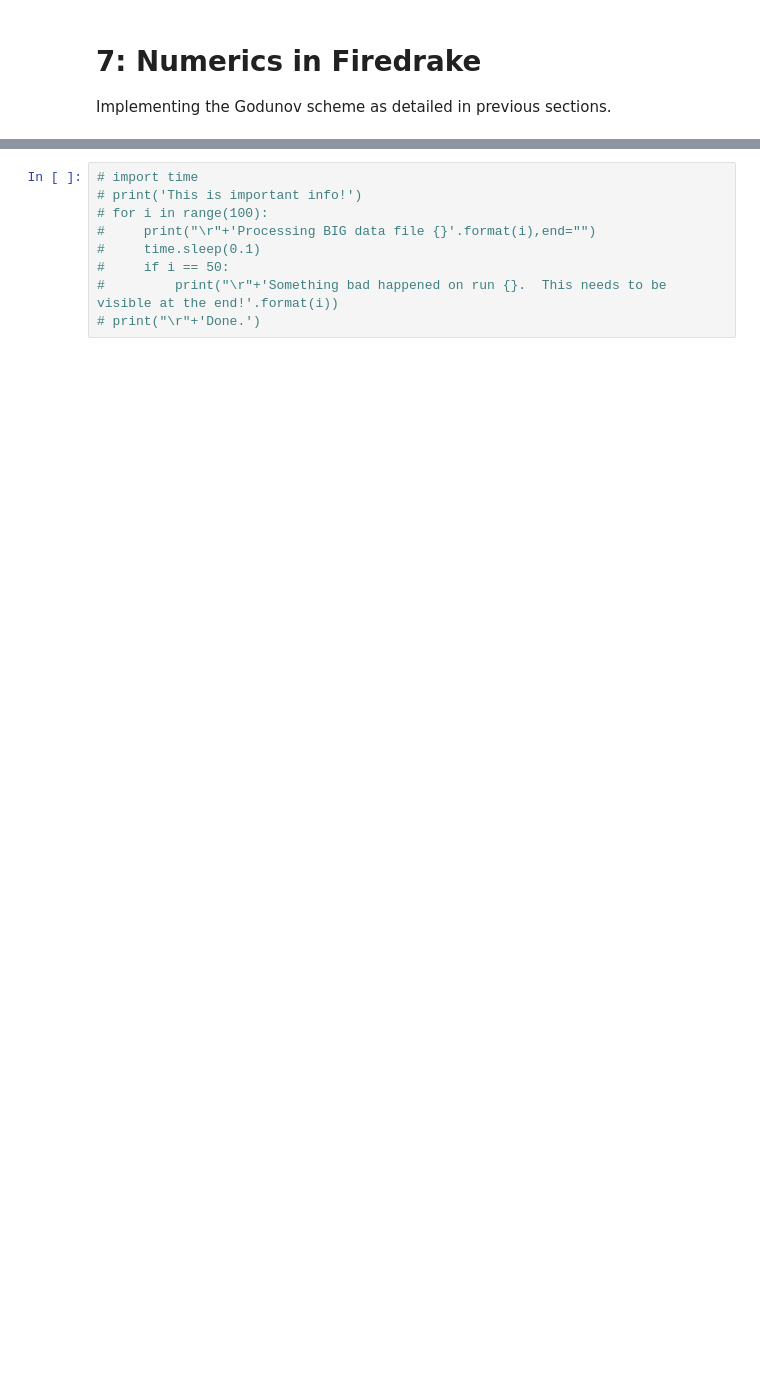
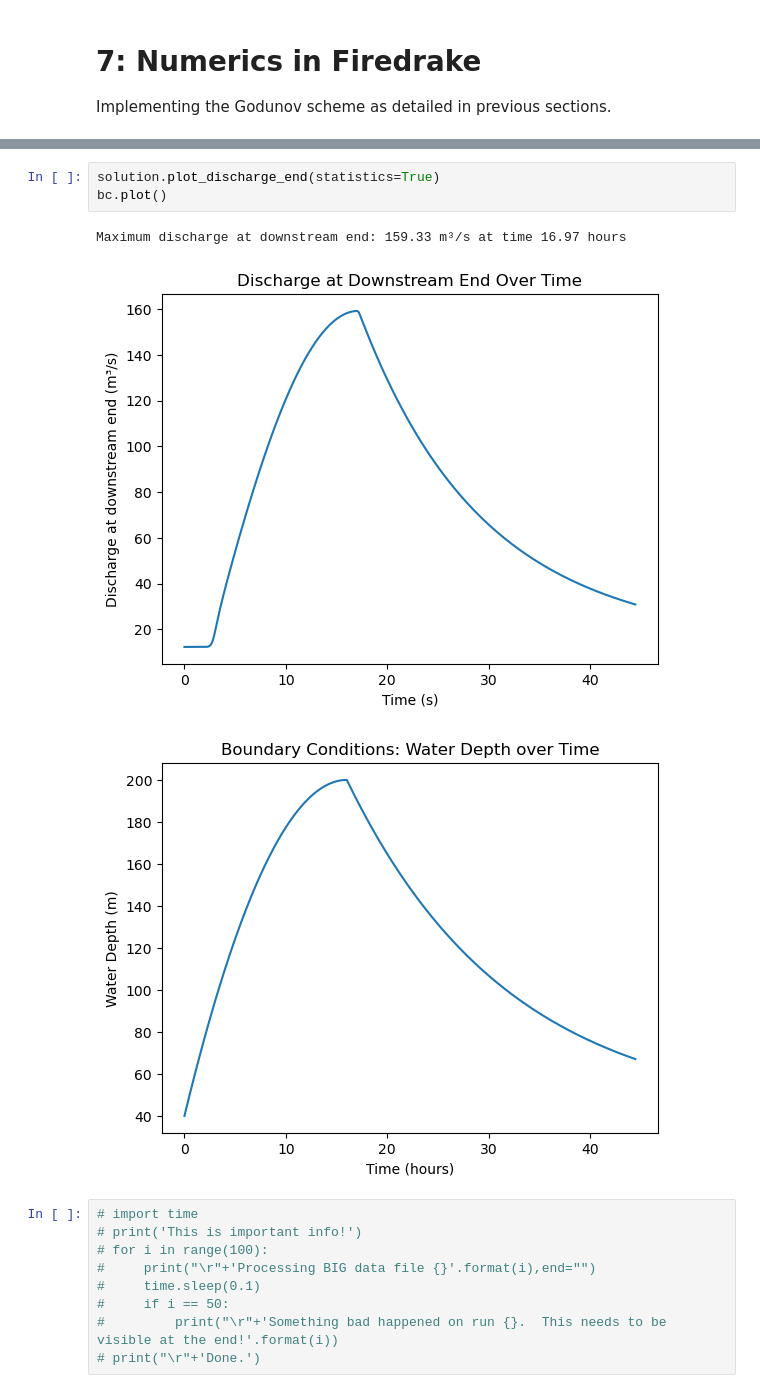
Before and after one commit to obokhove/FDnumerics2526, a Jupyter notebook: Alex_Carey/Exercise 2/2.ipynb, the cells around one changed output, grey strips where cells are left out. Saved outputs shown, nothing was run; the diff lists cells and outputs as text; blank space fills up the shorter version.

```diff
--- a/Alex_Carey/Exercise 2/2.ipynb
+++ b/Alex_Carey/Exercise 2/2.ipynb
@@ -245,3 +334,10 @@ solution.plot_time(time_index=80)
+# %%
+solution.plot_discharge_end(statistics=True)
+bc.plot()
+# %% [output]
+Maximum discharge at downstream end: 159.33 m³/s at time 16.97 hours
+[figure, added]
+[figure, added]
 # %%
 # import time
 # print('This is important info!')
```
Also changed, not shown: parts of 6 cells of this notebook.
